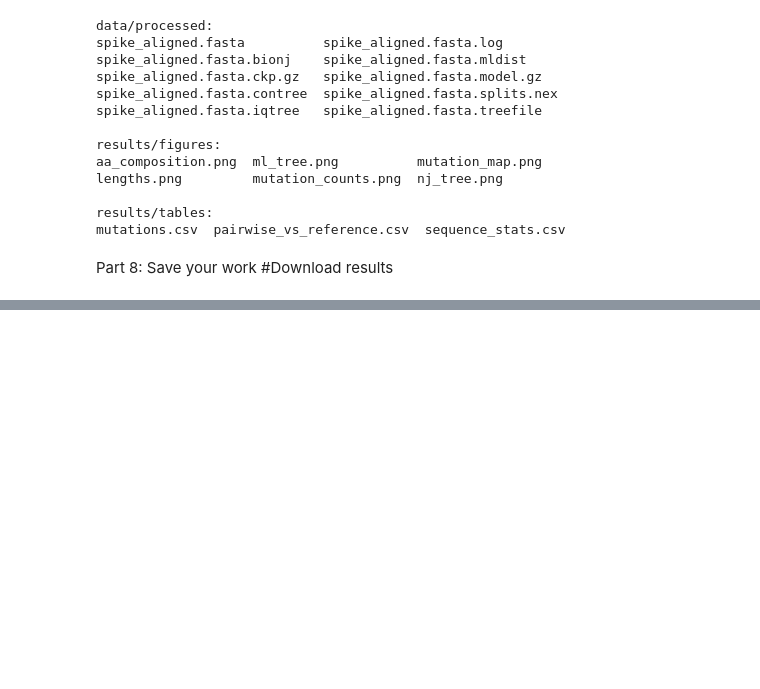
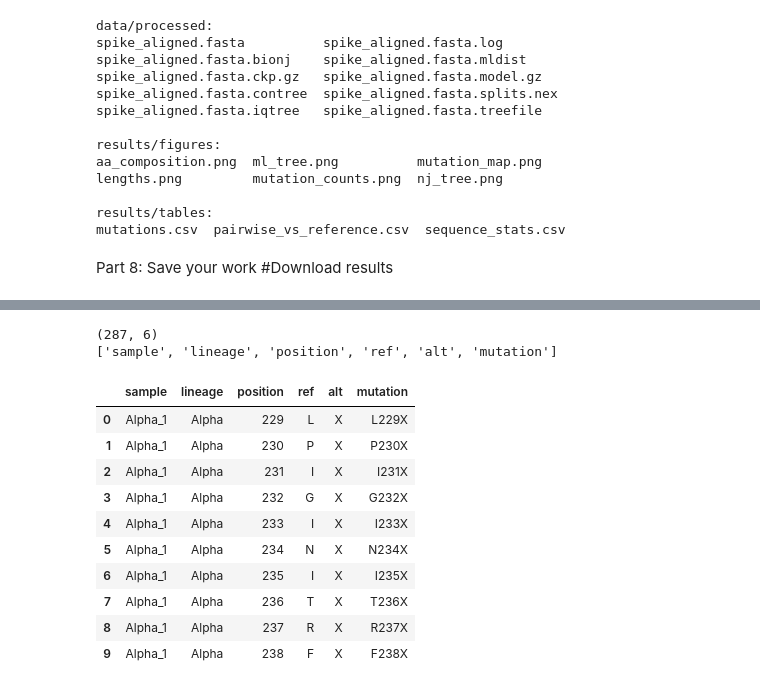
Before and after one commit to anjalie03/sars-cov-2-spike-sequence-analysis, a Jupyter notebook: spike_protein_variant_analysis.ipynb, the cells around one changed output, grey strips where cells are left out. Saved outputs shown, nothing was run; the diff lists cells and outputs as text; code cells hidden in the pictures; blank space fills up the shorter version.

```diff
--- a/spike_protein_variant_analysis.ipynb
+++ b/spike_protein_variant_analysis.ipynb
@@ -418,0 +555,20 @@ files.download("results.zip")
+# %%
+import pandas as pd
+mutations = pd.read_csv("Results/Tables/mutations.csv")
+print(mutations.shape)
+print(mutations.columns.tolist())
+display(mutations.head(10))
+# %% [output]
+(287, 6)
+['sample', 'lineage', 'position', 'ref', 'alt', 'mutation']
+|  | sample | lineage | position | ref | alt | mutation |
+| 0 | Alpha_1 | Alpha | 229 | L | X | L229X |
+| 1 | Alpha_1 | Alpha | 230 | P | X | P230X |
+| 2 | Alpha_1 | Alpha | 231 | I | X | I231X |
+| 3 | Alpha_1 | Alpha | 232 | G | X | G232X |
+| 4 | Alpha_1 | Alpha | 233 | I | X | I233X |
+| 5 | Alpha_1 | Alpha | 234 | N | X | N234X |
+| 6 | Alpha_1 | Alpha | 235 | I | X | I235X |
+| 7 | Alpha_1 | Alpha | 236 | T | X | T236X |
+| 8 | Alpha_1 | Alpha | 237 | R | X | R237X |
+| 9 | Alpha_1 | Alpha | 238 | F | X | F238X |
```
Also changed, not shown: parts of 10 cells of this notebook.
